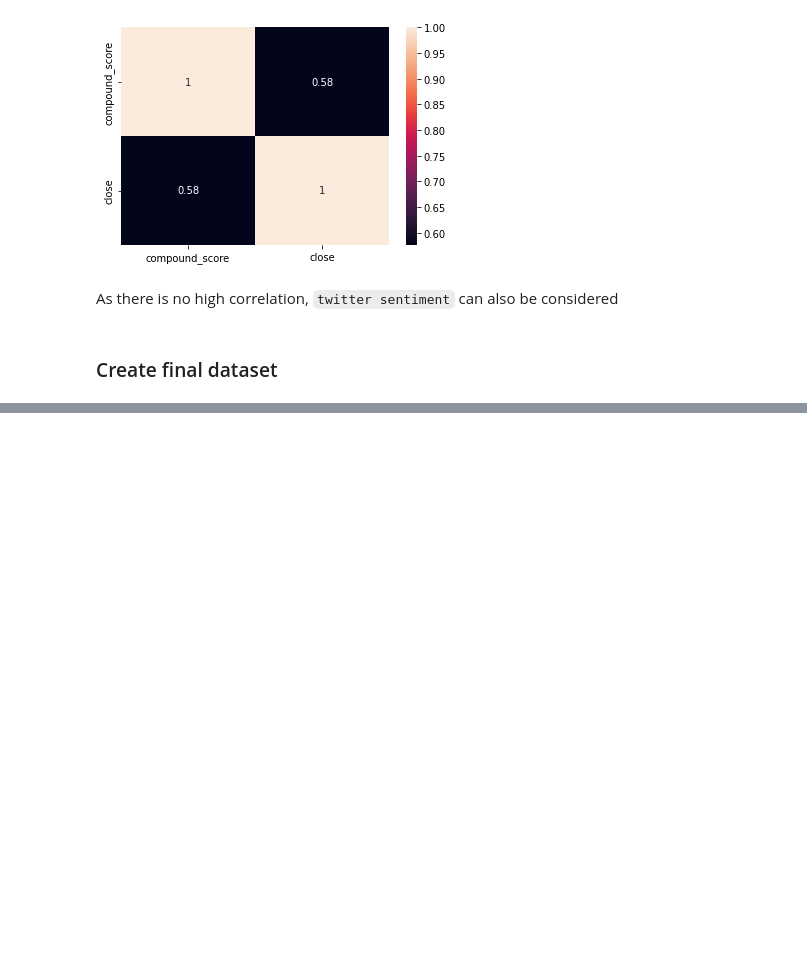
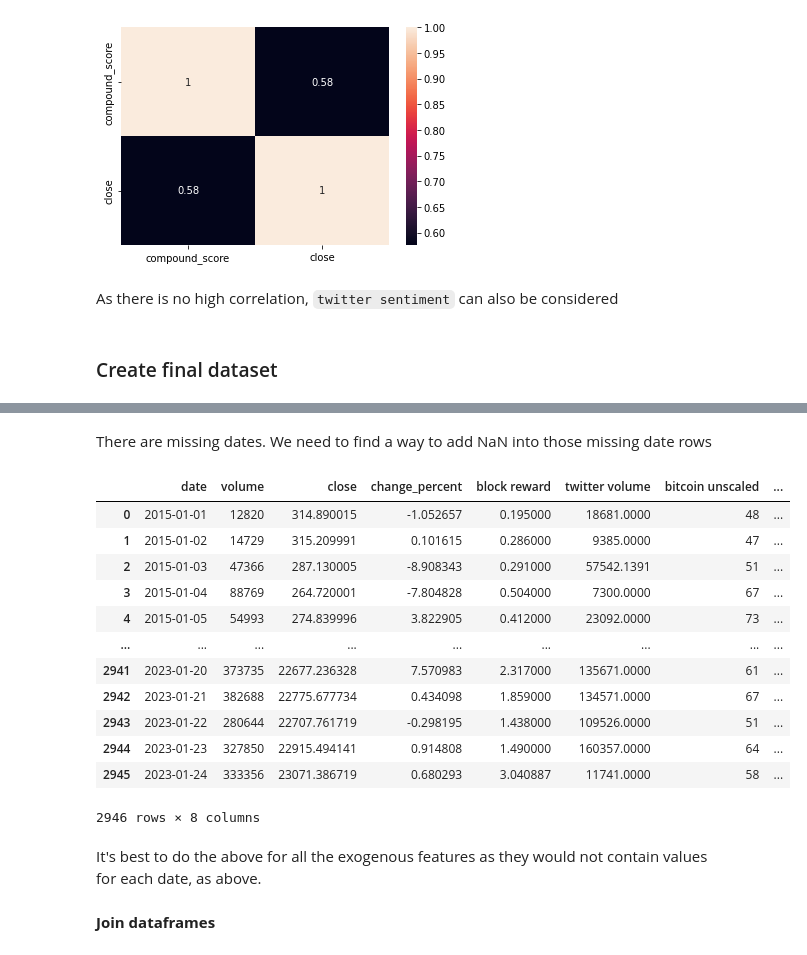
Before and after one commit to Ammar-Raneez/BitForecast, a Jupyter notebook: ml/notebooks/preprocessing/create_dataset.ipynb, the cells around one changed output, grey strips where cells are left out. Cells and saved outputs as stored; diff of their text form; code cells hidden in the pictures; blank space fills up the shorter version.

Commit message:
feat: create initial combined dataset

```diff
--- a/ml/notebooks/preprocessing/create_dataset.ipynb
+++ b/ml/notebooks/preprocessing/create_dataset.ipynb
@@ -393,0 +417,6 @@ As there is no high correlation, `twitter sentiment` can also be considered
+# %%
+combined_df['twitter volume'] = list(filtered_t_volume['Tweet Volume'])
+# %%
+combined_df['bitcoin unscaled'] = list(filtered_gtrends['bitcoin_unscaled'])
+# %%
+combined_df['sentiment'] = list(filtered_twitter_sentiments['compound_score'])
@@ -393,0 +443,3 @@ As there is no high correlation, `twitter sentiment` can also be considered
+# %%
+filtered_twitter_sentiments_ = filtered_twitter_sentiments.drop(['close'], axis=1)
+filtered_twitter_sentiments_.head()
@@ -393,0 +453,28 @@ As there is no high correlation, `twitter sentiment` can also be considered
+# %% [markdown]
+There are missing dates. We need to find a way to add NaN into those missing date rows
+# %%
+# A left outer join can be performed for such instances
+pd.merge(
+    combined_df,
+    filtered_twitter_sentiments_,
+    on=['date'],
+    how='left'
+)
+# %% [output]
+|  | date | volume | close | change_percent | block reward | twitter volume | bitcoin unscaled | ... |
+| 0 | 2015-01-01 | 12820 | 314.890015 | -1.052657 | 0.195000 | 18681.0000 | 48 | ... |
+| 1 | 2015-01-02 | 14729 | 315.209991 | 0.101615 | 0.286000 | 9385.0000 | 47 | ... |
+| 2 | 2015-01-03 | 47366 | 287.130005 | -8.908343 | 0.291000 | 57542.1391 | 51 | ... |
+| 3 | 2015-01-04 | 88769 | 264.720001 | -7.804828 | 0.504000 | 7300.0000 | 67 | ... |
+| 4 | 2015-01-05 | 54993 | 274.839996 | 3.822905 | 0.412000 | 23092.0000 | 73 | ... |
+| ... | ... | ... | ... | ... | ... | ... | ... | ... |
+| 2941 | 2023-01-20 | 373735 | 22677.236328 | 7.570983 | 2.317000 | 135671.0000 | 61 | ... |
+| 2942 | 2023-01-21 | 382688 | 22775.677734 | 0.434098 | 1.859000 | 134571.0000 | 67 | ... |
+| 2943 | 2023-01-22 | 280644 | 22707.761719 | -0.298195 | 1.438000 | 109526.0000 | 51 | ... |
+| 2944 | 2023-01-23 | 327850 | 22915.494141 | 0.914808 | 1.490000 | 160357.0000 | 64 | ... |
+| 2945 | 2023-01-24 | 333356 | 23071.386719 | 0.680293 | 3.040887 | 11741.0000 | 58 | ... |
+2946 rows × 8 columns
+# %% [markdown]
+It's best to do the above for all the exogenous features as they would not contain values for each date, as above.
+# %% [markdown]
+**Join dataframes**
```
Also changed, not shown: parts of 43 cells of this notebook.
